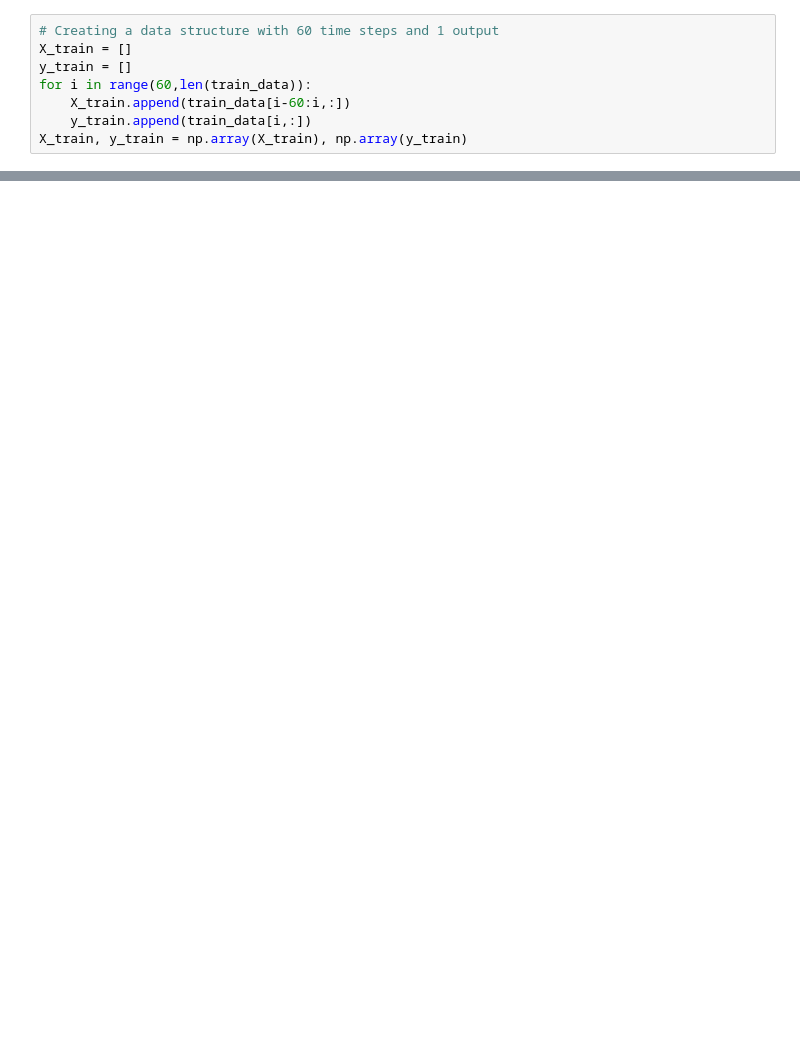
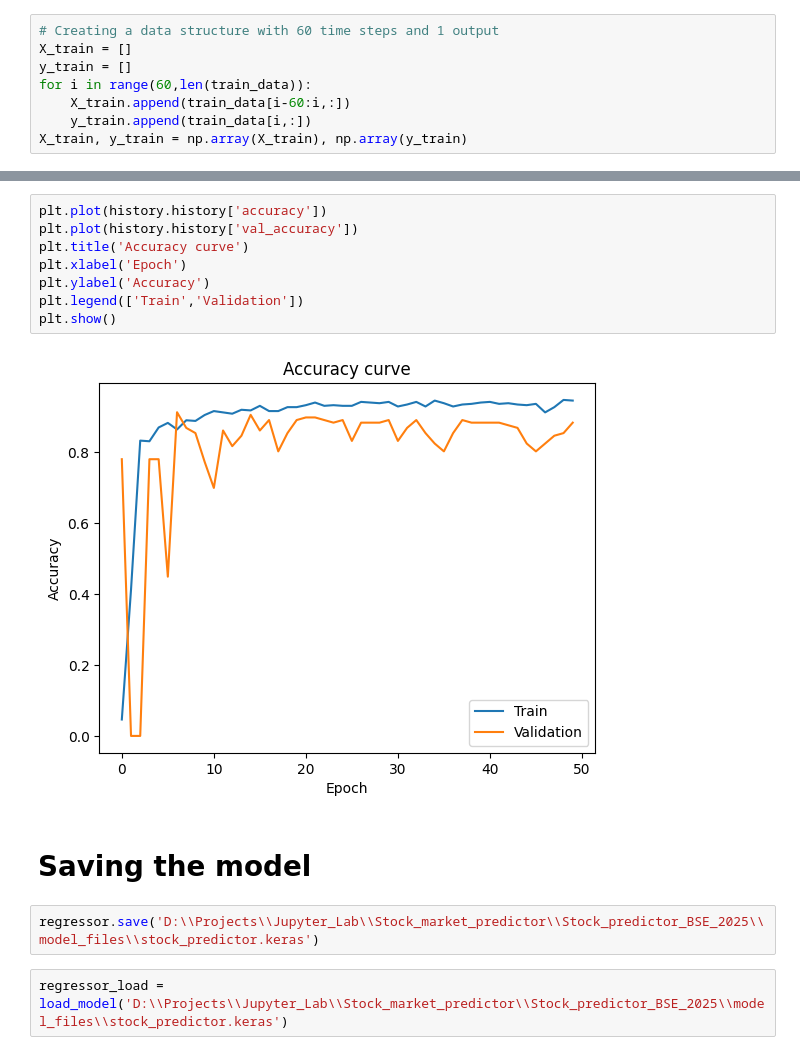
Before and after one commit to pradeepprajan/Stock_predictor_BSE_2025, a Jupyter notebook: Dev_notebooks/02_Model_training.ipynb, the cells around one changed output, grey strips where cells are left out. Drawn from its saved outputs; the diff is of its cells as text; blank space fills up the shorter version.

```diff
--- a/Dev_notebooks/02_Model_training.ipynb
+++ b/Dev_notebooks/02_Model_training.ipynb
@@ -137,0 +152,16 @@ Epoch 25/25
+# %%
+plt.plot(history.history['accuracy'])
+plt.plot(history.history['val_accuracy'])
+plt.title('Accuracy curve')
+plt.xlabel('Epoch')
+plt.ylabel('Accuracy')
+plt.legend(['Train','Validation'])
+plt.show()
+# %% [output]
+[figure, added]
+# %% [markdown]
+# Saving the model
+# %%
+regressor.save('D:\\Projects\\Jupyter_Lab\\Stock_market_predictor\\Stock_predictor_BSE_2025\\model_files\\stock_predictor.keras')
+# %%
+regressor_load = load_model('D:\\Projects\\Jupyter_Lab\\Stock_market_predictor\\Stock_predictor_BSE_2025\\model_files\\stock_predictor.keras')
```
Also changed, not shown: parts of 17 cells of this notebook, 2 other files.
